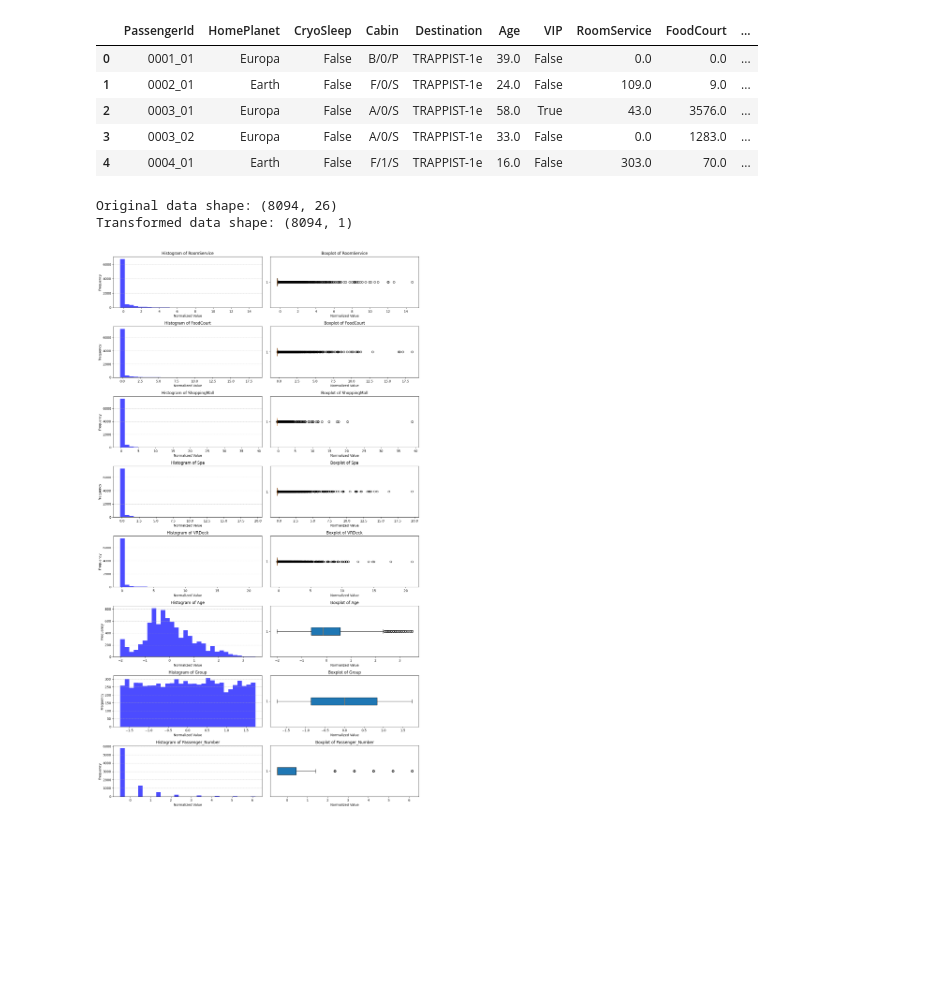
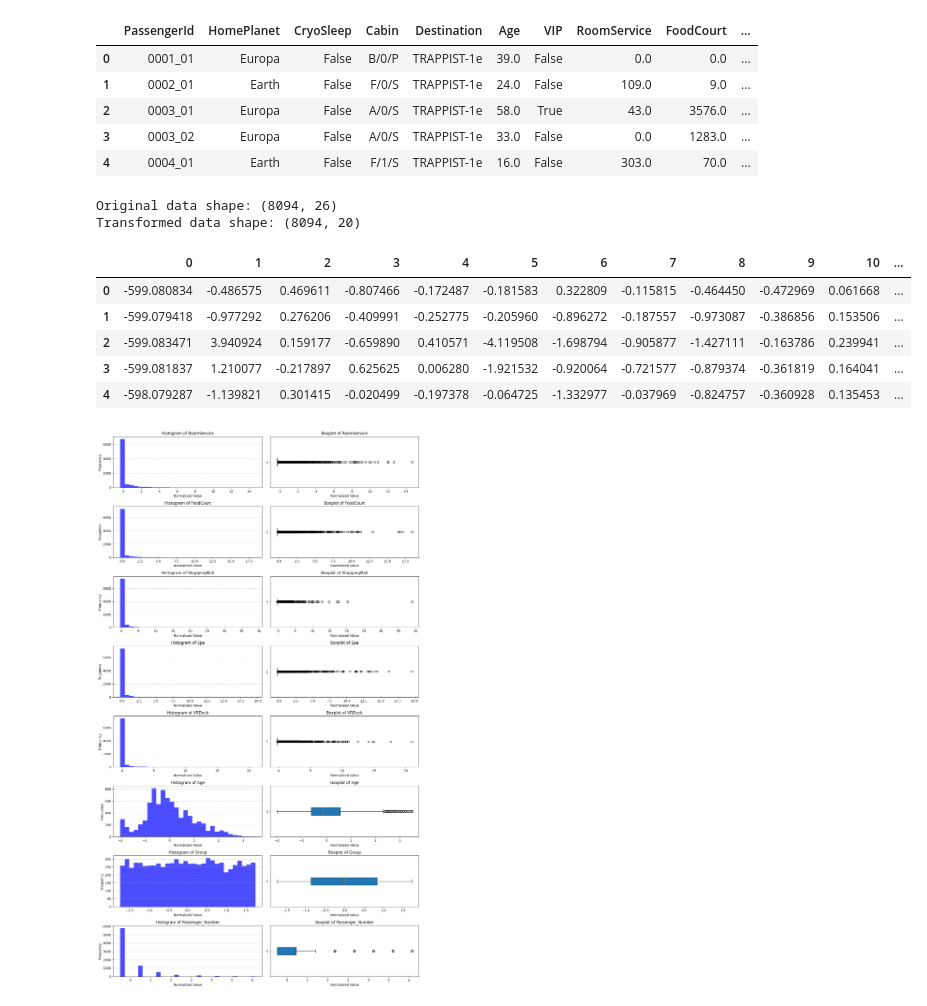
Before and after one commit to Tanyk2004/ML-finalproject, a Jupyter notebook: code.ipynb, the cells around one changed output. Saved outputs shown, nothing was run; the diff lists cells and outputs as text; code cells hidden in the pictures; blank space fills up the shorter version.

```diff
--- a/code.ipynb
+++ b/code.ipynb
@@ -200,16 +207,25 @@ Rows without NaN: 8094
 # %%
 labels = processed_df["Transported"]
 processed_features = processed_df.drop(labels = "Transported", axis="columns")
 
-pca = PCA(n_components=0.95, svd_solver='full')
+pca = PCA(n_components=20, svd_solver='full')
 pca_data = pca.fit_transform(processed_features)
 pca_df = DataFrame(pca_data)
 
 print("Original data shape:", processed_features.shape)
 print("Transformed data shape:", pca_df.shape)
+# processed_features.head()
+pca_df.shape
+pca_df.head()
 # %% [output]
 Original data shape: (8094, 26)
-Transformed data shape: (8094, 1)
+Transformed data shape: (8094, 20)
+|  | 0 | 1 | 2 | 3 | 4 | 5 | 6 | 7 | 8 | 9 | 10 | ... |
+| 0 | -599.080834 | -0.486575 | 0.469611 | -0.807466 | -0.172487 | -0.181583 | 0.322809 | -0.115815 | -0.464450 | -0.472969 | 0.061668 | ... |
+| 1 | -599.079418 | -0.977292 | 0.276206 | -0.409991 | -0.252775 | -0.205960 | -0.896272 | -0.187557 | -0.973087 | -0.386856 | 0.153506 | ... |
+| 2 | -599.083471 | 3.940924 | 0.159177 | -0.659890 | 0.410571 | -4.119508 | -1.698794 | -0.905877 | -1.427111 | -0.163786 | 0.239941 | ... |
+| 3 | -599.081837 | 1.210077 | -0.217897 | 0.625625 | 0.006280 | -1.921532 | -0.920064 | -0.721577 | -0.879374 | -0.361819 | 0.164041 | ... |
+| 4 | -598.079287 | -1.139821 | 0.301415 | -0.020499 | -0.197378 | -0.064725 | -1.332977 | -0.037969 | -0.824757 | -0.360928 | 0.135453 | ... |
 # %%
 # List of features to plot
 features_to_plot = [
```
Also changed, not shown: parts of 8 cells of this notebook, 1 other file.
